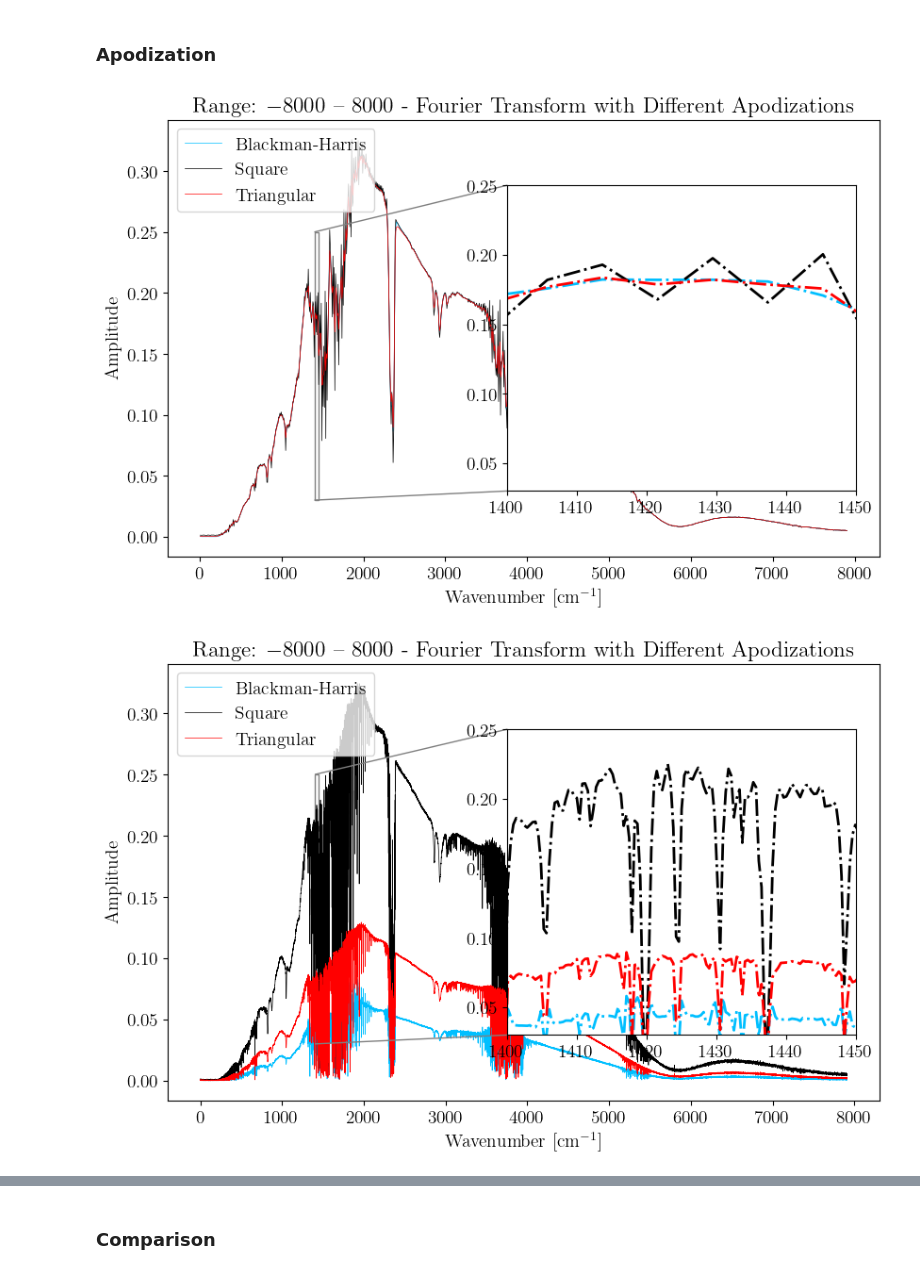
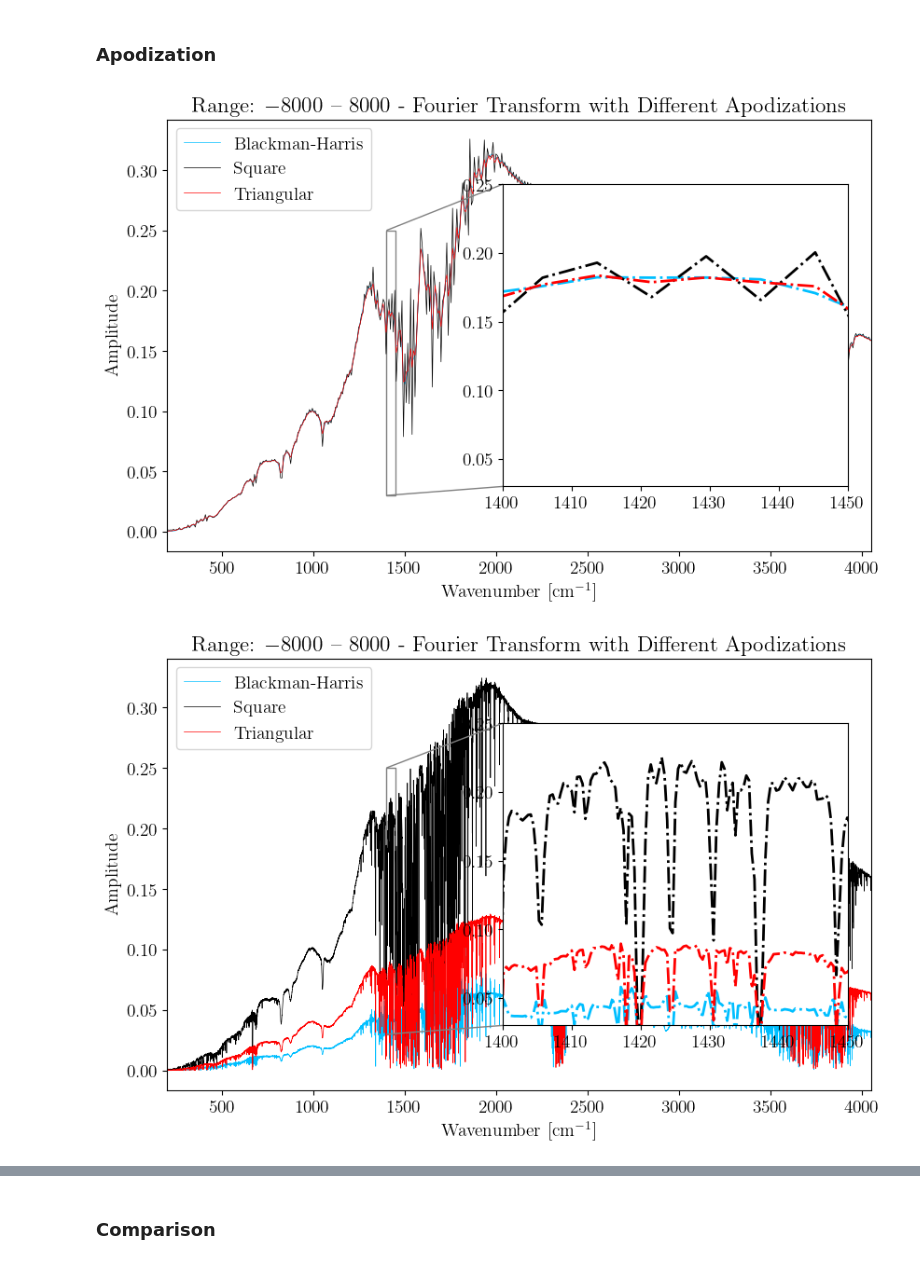
Before and after one commit to jamalghaith/advancedlabs, a Jupyter notebook: Rotation Spectroscopy/Analysis.ipynb, the cells around one changed output, grey strips where cells are left out. Cells and saved outputs as stored; diff of their text form; code cells hidden in the pictures.

```diff
--- a/Rotation Spectroscopy/Analysis.ipynb
+++ b/Rotation Spectroscopy/Analysis.ipynb
@@ -558,7 +558,7 @@ for file, file_data in data:
         plt.figure(figsize=set_size(469))
         plt.plot(x_fft_positive, np.abs(y_fft_positive), color='black', linewidth=0.5)
         plt.title(f"{range_title} - Fourier Transform")
-        plt.xlabel('Frequency [Hz]')
+        plt.xlabel('Frequency')
         plt.ylabel('Amplitude')
         plt.show()
 # %% [output]
@@ -747,9 +747,10 @@ with open(file_path, 'r') as f:
         ax.plot(x_fft_calibrated, np.abs(y_fft_positive), label=f'Zerofilling factor: {factor}', linewidth=0.5, color=color)
 
     ax.set_title(f"Water Vapour Range -8000 to 8000 Fourier Transform with Zerofilling")
-    ax.set_xlabel('Calibrated Frequency')
+    ax.set_xlabel('Wavenumber [cm$^{-1}$]')
     ax.set_ylabel('Amplitude')
     ax.legend(loc='upper left')
+    ax.set_xlim(200, 4050)
 
     # Add inset axes at frequency 3000
     inset_ax = inset_axes(ax, width="50%", height="70%", loc='center right')
@@ -843,9 +844,10 @@ with open(file_path, 'r') as f:
         ax.plot(x_fft_calibrated, np.abs(y_fft_positive), label=f'Zerofilling factor: {factor}', linewidth=0.5, color=color)
 
     ax.set_title(f"Range: $-1000$ -- $1000$ - Fourier Transform with Zerofilling")
-    ax.set_xlabel('Calibrated Frequency')
+    ax.set_xlabel('Wavenumber [cm$^{-1}$]')
     ax.set_ylabel('Amplitude')
     ax.legend(loc='upper left')
+    ax.set_xlim(200, 4050)
 
     # Add inset axes at frequency 3000
     inset_ax = inset_axes(ax, width="50%", height="70%", loc='center right', bbox_to_anchor=(0, 0, 0.98, 1), bbox_transform=ax.transAxes)
@@ -939,33 +941,33 @@ for filename in os.listdir(folder_path):
         # Add inset axes at frequency 3000
         inset_ax = inset_axes(ax, width="50%", height="70%", loc='center right', bbox_to_anchor=(0, 0, 0.98, 1), bbox_transform=ax.transAxes)
         inset_ax.set_xlim(1400, 1450)
         inset_ax.set_ylim(0.03, 0.25)
         mark_inset(ax, inset_ax, loc1=2, loc2=3, fc="none", ec="0.5")
 
         for window_name, (window_func, color) in window_functions.items():
             # Apply window to the y data
             window = window_func(N)
             y_windowed = y * window
 
             # Apply Fourier transform to the windowed y data
             y_fft = np.fft.fft(y_windowed)
             x_fft = np.fft.fftfreq(N, d=(x[1] - x[0]))
 
             # Filter for positive frequencies
             positive_freqs = x_fft > 0
             x_fft_positive = apply_calibration(x_fft[positive_freqs], coefficients)
             y_fft_positive = y_fft[positive_freqs]
 
             # Plot the Fourier transformed data (positive frequencies only)
             ax.plot(x_fft_positive, np.abs(y_fft_positive), linewidth=0.5, label=window_name, color=color)
             inset_ax.plot(x_fft_positive, np.abs(y_fft_positive), linewidth=2, linestyle='-.', color=color)
 
         ax.set_title(f"{range_title} - Fourier Transform with Different Apodizations")
         ax.set_xlabel('Wavenumber [cm$^{-1}$]')
         ax.set_ylabel('Amplitude')
         ax.legend(loc = 'upper left')
-
+        ax.set_xlim(200, 4050)
         plt.show()
 # %% [output]
-[figure, old version]
+[figure, new version]
-[figure, old version]
+[figure, new version]
```
Also changed, not shown: parts of 5 cells of this notebook, 28 other files.
